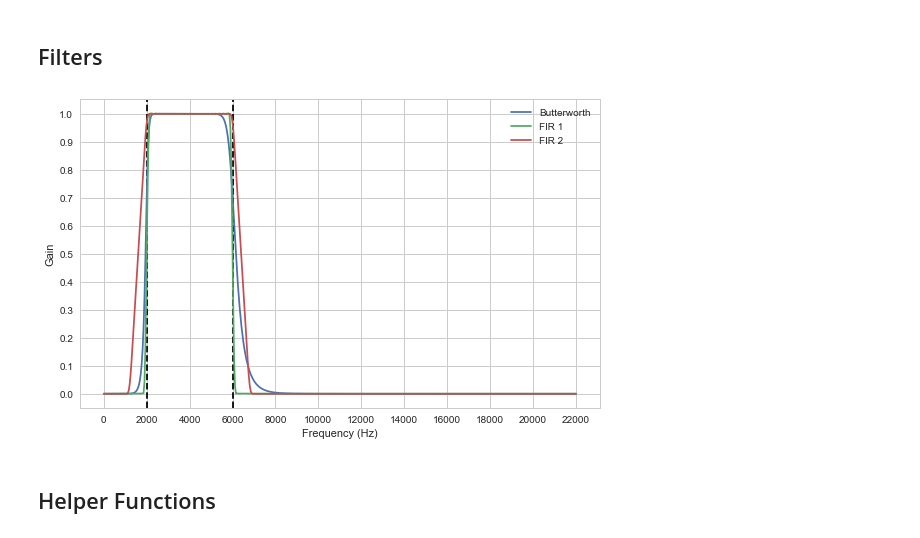
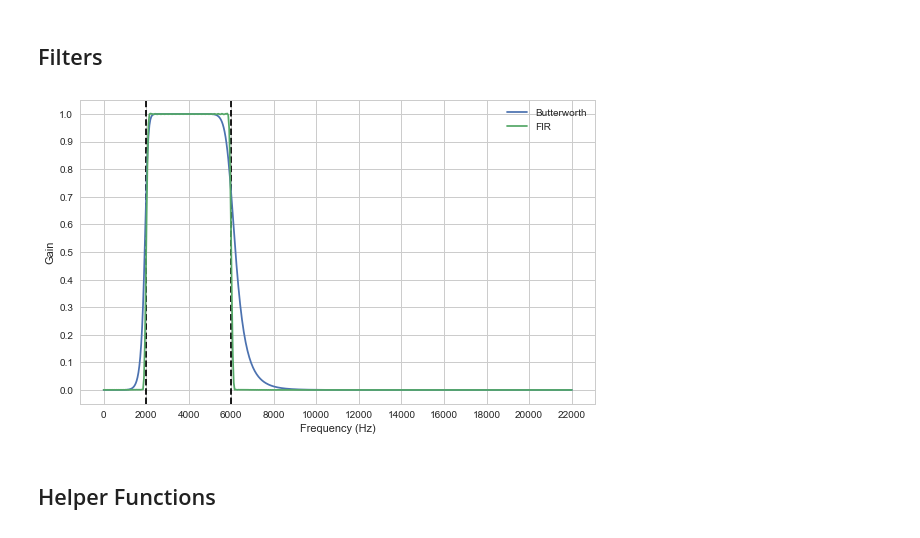
Before and after one commit to YanuX-Framework/YanuX-Cruncher, a Jupyter notebook: AcousticExperiments.ipynb, the cells around one changed output. Cells and saved outputs as stored; diff of their text form; code cells hidden in the pictures.

```diff
--- a/AcousticExperiments.ipynb
+++ b/AcousticExperiments.ipynb
@@ -138,64 +148,41 @@ plt.show()
 # %% [markdown]
 ## Filters
 # %%
-# Plot the frequency response for a few different filters and parameters.
 fig, ax = plt.subplots(figsize=(8,5))
 
-low_cut_frequency = 2000
-high_cut_frequency = 6000
-passband_stopband_edge = (high_cut_frequency-low_cut_frequency)*0.2
-max_passband_loss=3
-min_stopband_attenuation=20
+ax.axvline(low_cut_frequency, color='black', linestyle="--")
+ax.axvline(high_cut_frequency, color='black', linestyle="--")
 
-ax.axvline(low_cut_frequency, color='black', linestyle="--") # low cutoff frequency
-ax.axvline(high_cut_frequency, color='black', linestyle="--") # high cutoff frequency
-
-nyquist_frequency = sample_rate/2
-N, Wn = signal.buttord([low_cut_frequency/nyquist_frequency,
-                        high_cut_frequency/nyquist_frequency],
-                       [(low_cut_frequency-passband_stopband_edge)/nyquist_frequency,
-                        (high_cut_frequency+passband_stopband_edge)/nyquist_frequency],
-                       max_passband_loss,
-                       min_stopband_attenuation,
-                       False)
-
-b, a = butter(N, Wn, btype="band")
+b, a = bandpass_filter(None,
+                       low_cut_frequency,
+                       high_cut_frequency,
+                       filter_type="buttord",
+                       return_parameters=True)
 w, h = freqz(b, a)
 ax.plot((nyquist_frequency/np.pi) * w, abs(h), label="Butterworth", linestyle="-")
 
-fir_order = 500
-a = [1.0]
-b = firwin(fir_order,
-           [low_cut_frequency,
-            high_cut_frequency],
-           nyq=nyquist_frequency,
-           pass_zero=False)
+filter_order=500
+b, a = bandpass_filter(None,
+                       low_cut_frequency,
+                       high_cut_frequency,
+                       filter_type="firwin",
+                       filter_order=filter_order,
+                       return_parameters=True)
 w, h = freqz(b, a)
-ax.plot((nyquist_frequency/np.pi) * w, abs(h), label="FIR 1", linestyle="-")
-
-b = signal.firwin2(fir_order,
-                   [0.0,
-                    (low_cut_frequency-passband_stopband_edge)/nyquist_frequency,
-                    low_cut_frequency/nyquist_frequency,
-                    high_cut_frequency/nyquist_frequency,
-                    (high_cut_frequency+passband_stopband_edge)/nyquist_frequency,
-                    1.0],
-                   [0.0, 0.0, 1.0, 1.0, 0.0, 0.0])
-w, h = freqz(b, a)
-ax.plot((nyquist_frequency/np.pi) * w, abs(h), label="FIR 2", linestyle="-")
+ax.plot((nyquist_frequency/np.pi) * w, abs(h), label="FIR", linestyle="-")
 
 ax.set_xlabel('Frequency (Hz)')
 ax.set_ylabel('Gain')
 
 ax.xaxis.set_major_locator(MultipleLocator(2000))
 ax.yaxis.set_major_locator(MultipleLocator(0.1))
 
 ax.legend()
 
 fig.tight_layout()
 plt.show()
 # %% [output]
-[figure, old version]
+[figure, new version]
 # %% [markdown]
 ## Helper Functions
 # %%
```
Also changed, not shown: parts of 7 cells of this notebook, 1 other file.
